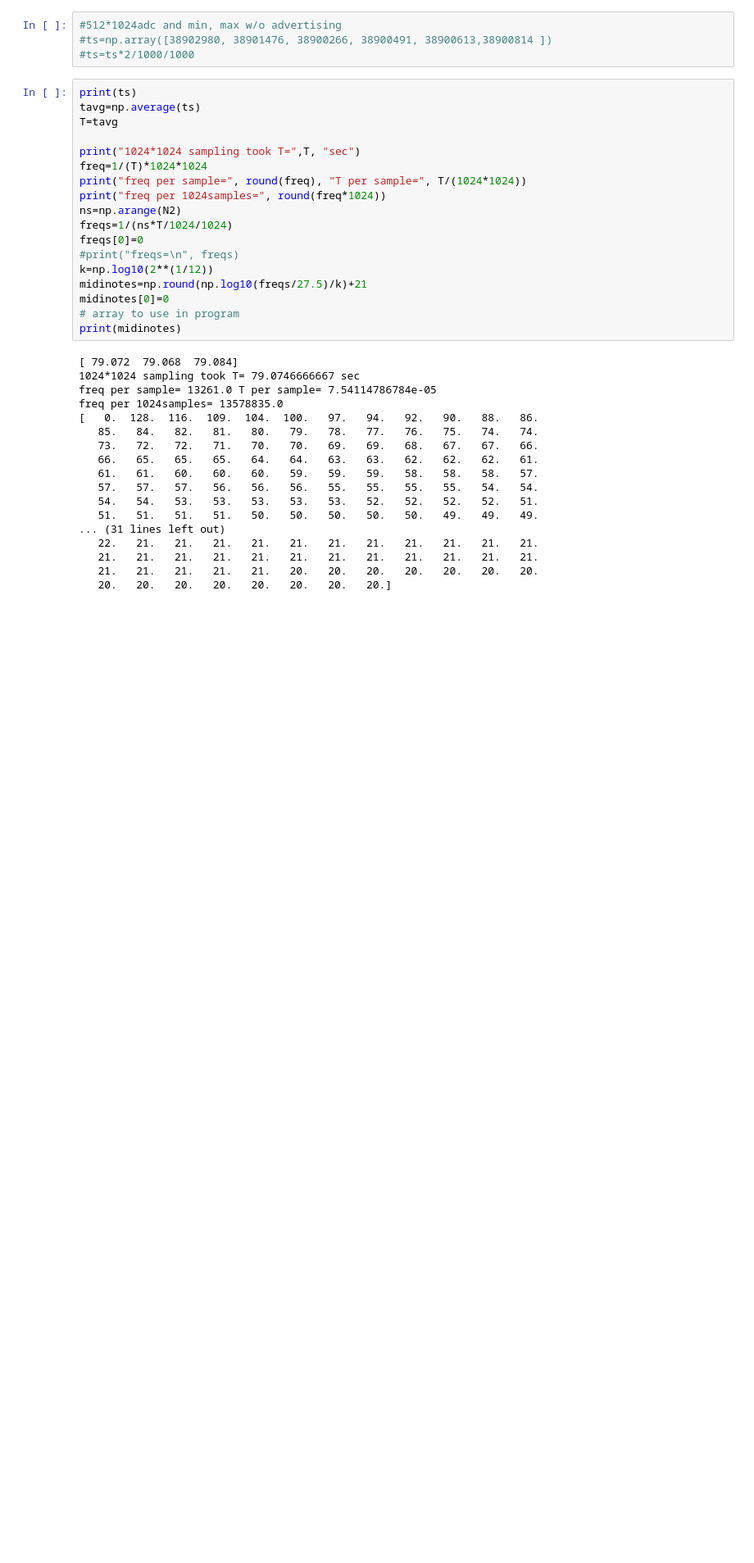
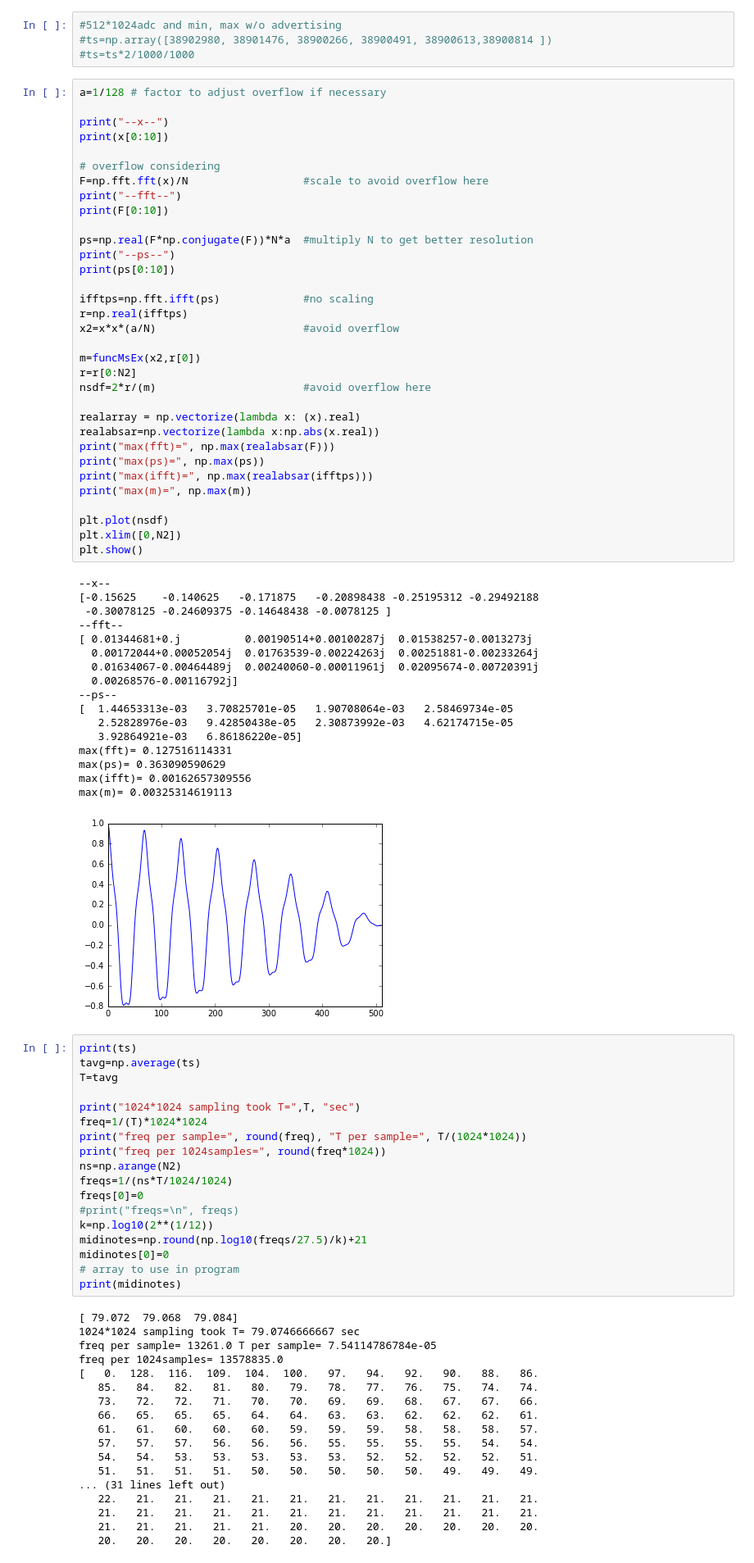
Before and after one commit to hamling-ling/OsakanaFFT, a Jupyter notebook: research/kurumi.ipynb, the cells around one changed output. Shown at 82% size. Drawn from its saved outputs; the diff is of its cells as text; blank space fills up the shorter version.

Commit message:
study about scaling

```diff
--- a/research/kurumi.ipynb
+++ b/research/kurumi.ipynb
@@ -102,6 +55,57 @@ plt.show()
 #512*1024adc and min, max w/o advertising
 #ts=np.array([38902980, 38901476, 38900266, 38900491, 38900613,38900814 ])
 #ts=ts*2/1000/1000
+# %%
+a=1/128 # factor to adjust overflow if necessary
+
+print("--x--")
+print(x[0:10])
+
+# overflow considering
+F=np.fft.fft(x)/N                  #scale to avoid overflow here
+print("--fft--")
+print(F[0:10])
+
+ps=np.real(F*np.conjugate(F))*N*a  #multiply N to get better resolution
+print("--ps--")
+print(ps[0:10])
+
+ifftps=np.fft.ifft(ps)             #no scaling
+r=np.real(ifftps)
+x2=x*x*(a/N)                       #avoid overflow
+
+m=funcMsEx(x2,r[0])
+r=r[0:N2]
+nsdf=2*r/(m)                       #avoid overflow here
+
+realarray = np.vectorize(lambda x: (x).real)
+realabsar=np.vectorize(lambda x:np.abs(x.real))
+print("max(fft)=", np.max(realabsar(F)))
+print("max(ps)=", np.max(ps))
+print("max(ifft)=", np.max(realabsar(ifftps)))
+print("max(m)=", np.max(m))
+
+plt.plot(nsdf)
+plt.xlim([0,N2])
+plt.show()
+# %% [output]
+--x--
+[-0.15625    -0.140625   -0.171875   -0.20898438 -0.25195312 -0.29492188
+ -0.30078125 -0.24609375 -0.14648438 -0.0078125 ]
+--fft--
+[ 0.01344681+0.j          0.00190514+0.00100287j  0.01538257-0.0013273j
+  0.00172044+0.00052054j  0.01763539-0.00224263j  0.00251881-0.00233264j
+  0.01634067-0.00464489j  0.00240060-0.00011961j  0.02095674-0.00720391j
+  0.00268576-0.00116792j]
+--ps--
+[  1.44653313e-03   3.70825701e-05   1.90708064e-03   2.58469734e-05
+   2.52828976e-03   9.42850438e-05   2.30873992e-03   4.62174715e-05
+   3.92864921e-03   6.86186220e-05]
+max(fft)= 0.127516114331
+max(ps)= 0.363090590629
+max(ifft)= 0.00162657309556
+max(m)= 0.00325314619113
+[figure, added]
 # %%
 print(ts)
 tavg=np.average(ts)
```
Also changed, not shown: parts of 7 cells of this notebook, 3 other files.
